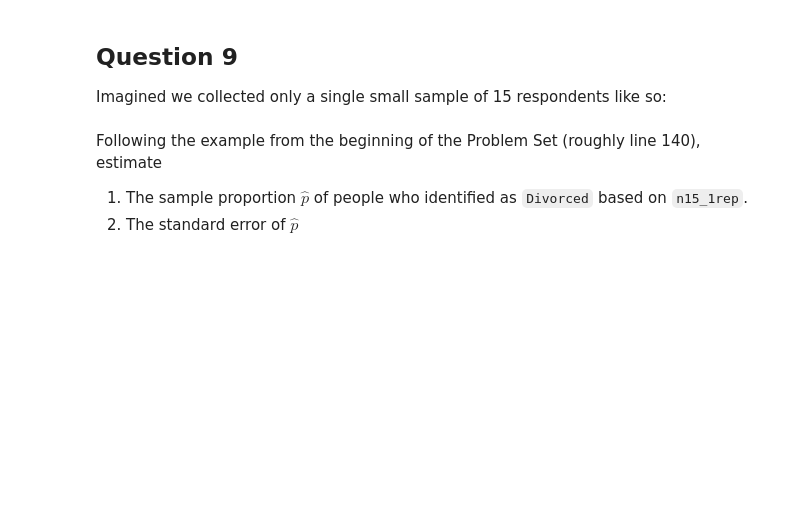
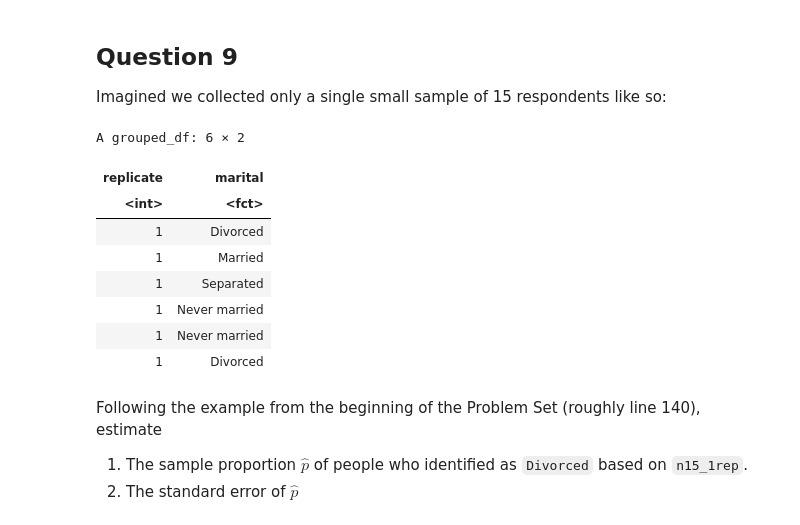
Before and after one commit to UNC-DATA-730/unit-7-assignment-rbmatheny, a Jupyter notebook: assignment7.ipynb, the cells around one changed output. Cells and saved outputs as stored; diff of their text form; code cells hidden in the pictures; blank space fills up the shorter version.

```diff
--- a/assignment7.ipynb
+++ b/assignment7.ipynb
@@ -541,8 +594,20 @@ so:
 # %%
 set.seed(53)
 
 n15_1rep = gss_14 |>
   rep_sample_n(size = 15, reps = 1)
+
+n15_1rep |> head()
+# %% [output]
+A grouped_df: 6 × 2
+| replicate | marital |
+| <int> | <fct> |
+| 1 | Divorced |
+| 1 | Married |
+| 1 | Separated |
+| 1 | Never married |
+| 1 | Never married |
+| 1 | Divorced |
 # %% [markdown]
 Following the example from the beginning of the Problem Set (roughly
 line 140), estimate
```
Also changed, not shown: parts of 10 cells of this notebook.
